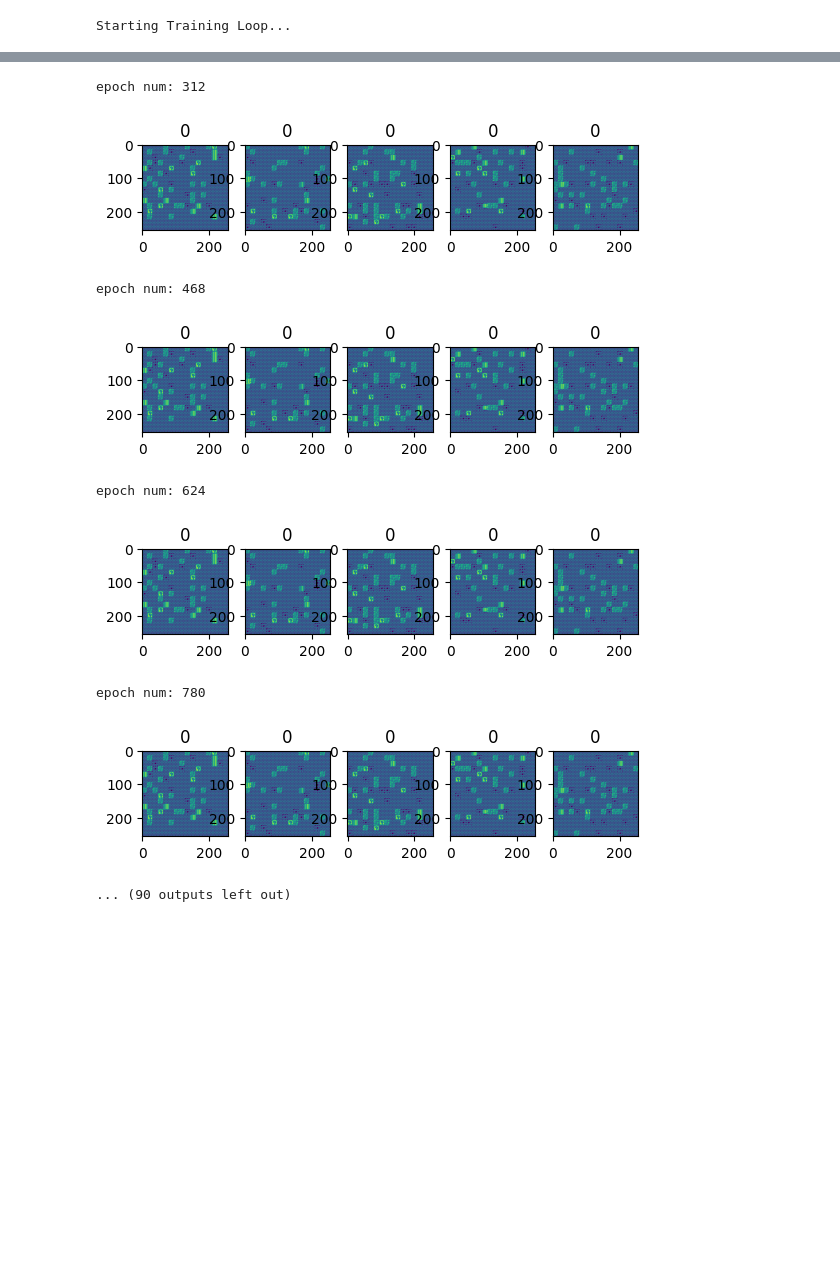
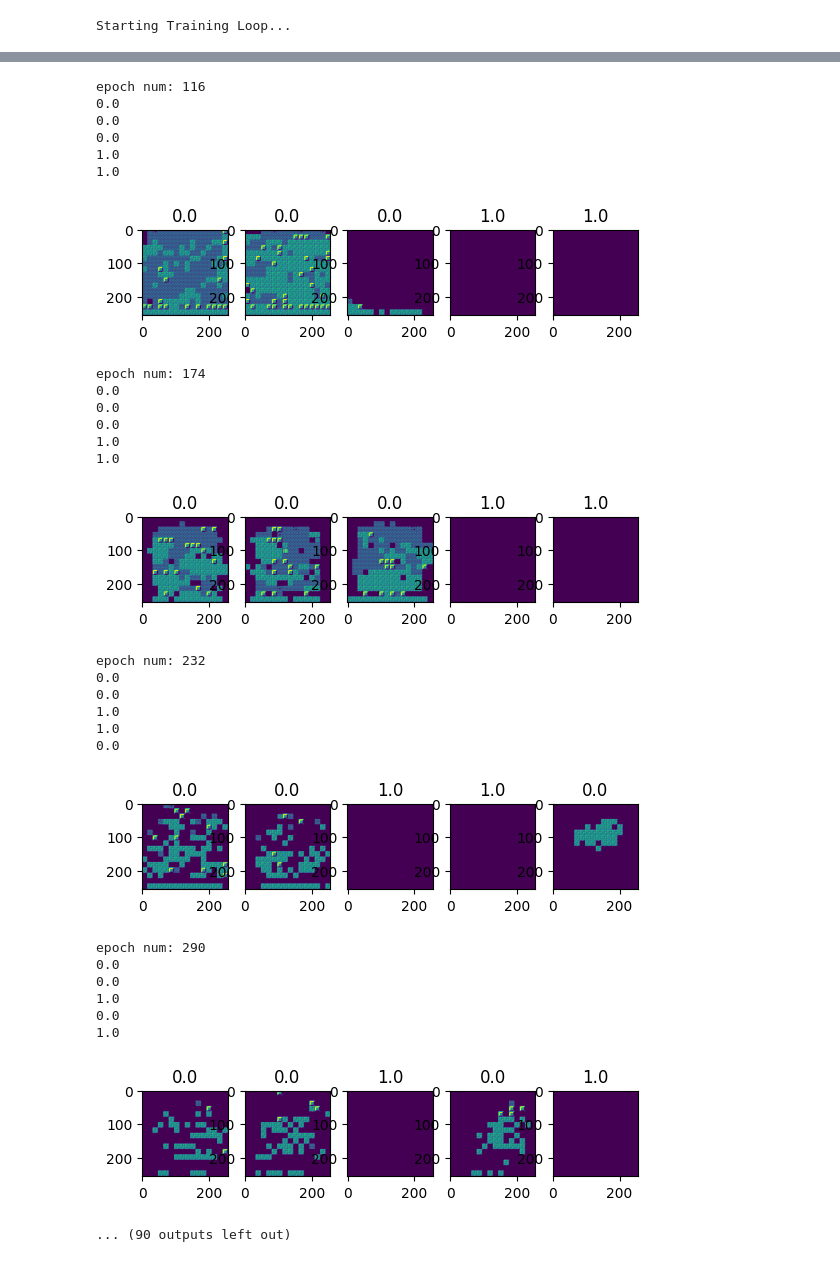
Before and after one commit to listevan/CS445_Final_Project, a Jupyter notebook: MarioGAN.ipynb, the cells around one changed output, grey strips where cells are left out. Cells and saved outputs as stored; diff of their text form; code cells hidden in the pictures; blank space fills up the shorter version.

```diff
--- a/MarioGAN.ipynb
+++ b/MarioGAN.ipynb
@@ -205,7 +205,7 @@ ngf = 128
 ndf = 128
 
 # Number of training epochs
-num_epochs = 1000
+num_epochs = 3000
 
 # Learning rate for optimizers
 lr = 0.0001
@@ -328,14 +353,39 @@ class Discriminator(nn.Module):
         self.ngpu = ngpu
         self.main = nn.Sequential(
             # input is ``(nc) x 16 x 16``
-            nn.Conv2d(nc, ndf, 4, 2, 1, bias=False),
+            nn.Conv2d(nc, ndf, kernel_size=3, padding=1, bias=False),
+            nn.BatchNorm2d(ndf),
             nn.LeakyReLU(0.2, inplace=True),
+            nn.Conv2d(ndf, ndf, kernel_size=3, padding=1, bias=False),
+            nn.BatchNorm2d(ndf),
+            nn.LeakyReLU(0.2, inplace=True),
+            nn.MaxPool2d(kernel_size=2, stride=2),
             # state size. ``(ndf) x 8 x 8``
-            nn.Conv2d(ndf, ndf * 2, 4, 2, 1, bias=False),
+            nn.Conv2d(ndf, ndf * 2, kernel_size=3, padding=1, bias=False),
             nn.BatchNorm2d(ndf * 2),
             nn.LeakyReLU(0.2, inplace=True),
-            # state size. ``(ndf*8) x 4 x 4``
-            nn.Conv2d(ndf * 2, 1, 4, 1, 0, bias=False),
+            nn.Conv2d(ndf * 2, ndf * 2, kernel_size=3, padding=1, bias=False),
+            nn.BatchNorm2d(ndf * 2),
+            nn.LeakyReLU(0.2, inplace=True),
+            nn.MaxPool2d(kernel_size=2, stride=2),
+            # state size. ``(ndf*2) x 4 x 4``
+            nn.Conv2d(ndf * 2, ndf * 4, kernel_size=3, padding=1, bias=False),
+            nn.BatchNorm2d(ndf * 4),
+            nn.LeakyReLU(0.2, inplace=True),
+            nn.Conv2d(ndf * 4, ndf * 4, kernel_size=3, padding=1, bias=False),
+            nn.BatchNorm2d(ndf * 4),
+            nn.LeakyReLU(0.2, inplace=True),
+            nn.MaxPool2d(kernel_size=2, stride=2),
+            # state size. ``(ndf*4) x 2 x 2``
+            nn.Conv2d(ndf * 4, ndf * 8, kernel_size=3, padding=1, bias=False),
+            nn.BatchNorm2d(ndf * 8),
+            nn.LeakyReLU(0.2, inplace=True),
+            nn.Conv2d(ndf * 8, ndf * 8, kernel_size=3, padding=1, bias=False),
+            nn.BatchNorm2d(ndf * 8),
+            nn.LeakyReLU(0.2, inplace=True),
+            nn.MaxPool2d(kernel_size=2, stride=2),
+            # state size. ``(ndf*8) x 1 x 1``
+            nn.Conv2d(ndf * 8, 1, kernel_size=3, padding=1, bias=False),
         )
 
     def forward(self, input):
@@ -492,7 +549,9 @@ for i in range(len(img_list)):
   for j in range(num_pics):
     axes[j].imshow(decode_image(np.transpose(img_list[i][j, :, :, :].numpy(), (1, 2, 0)), block_types))
     with torch.no_grad():
-      axes[j].set_title(round(sigmoid(netD(torch.tensor(np.expand_dims(img_list[i][j, :, :, :], axis=0)).to(device)).detach().cpu().numpy().squeeze().item())))
+      title = sigmoid(netD(torch.tensor(np.expand_dims(img_list[i][j, :, :, :], axis=0)).to(device)).detach().cpu().numpy().squeeze())
+    print(title)
+    axes[j].set_title(title)
   plt.show()
 # %% [output]
 epoch num: 0
@@ -502,9 +571,29 @@ epoch num: 156
-epoch num: 312
+epoch num: 116
+0.0
+0.0
+0.0
+1.0
+1.0
-[figure, old version]
+[figure, new version]
-epoch num: 468
+epoch num: 174
+0.0
+0.0
+0.0
+1.0
+1.0
-[figure, old version]
+[figure, new version]
-epoch num: 624
+epoch num: 232
+0.0
+0.0
+1.0
+1.0
+0.0
-[figure, old version]
+[figure, new version]
-epoch num: 780
+epoch num: 290
+0.0
+0.0
+1.0
+0.0
+1.0
-[figure, old version]
+[figure, new version]
 ... (90 outputs left out)
```
Also changed, not shown: parts of 5 cells of this notebook.
